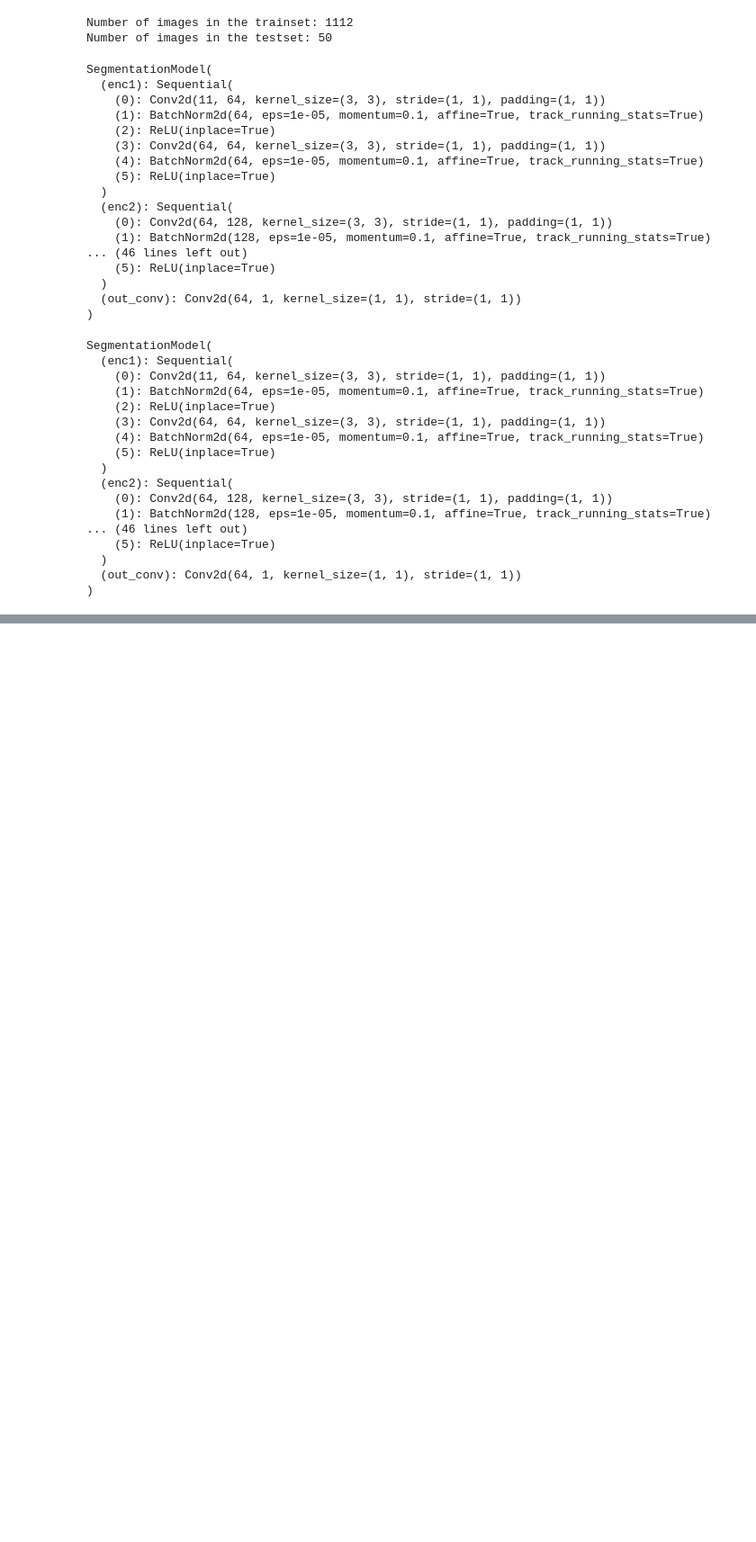
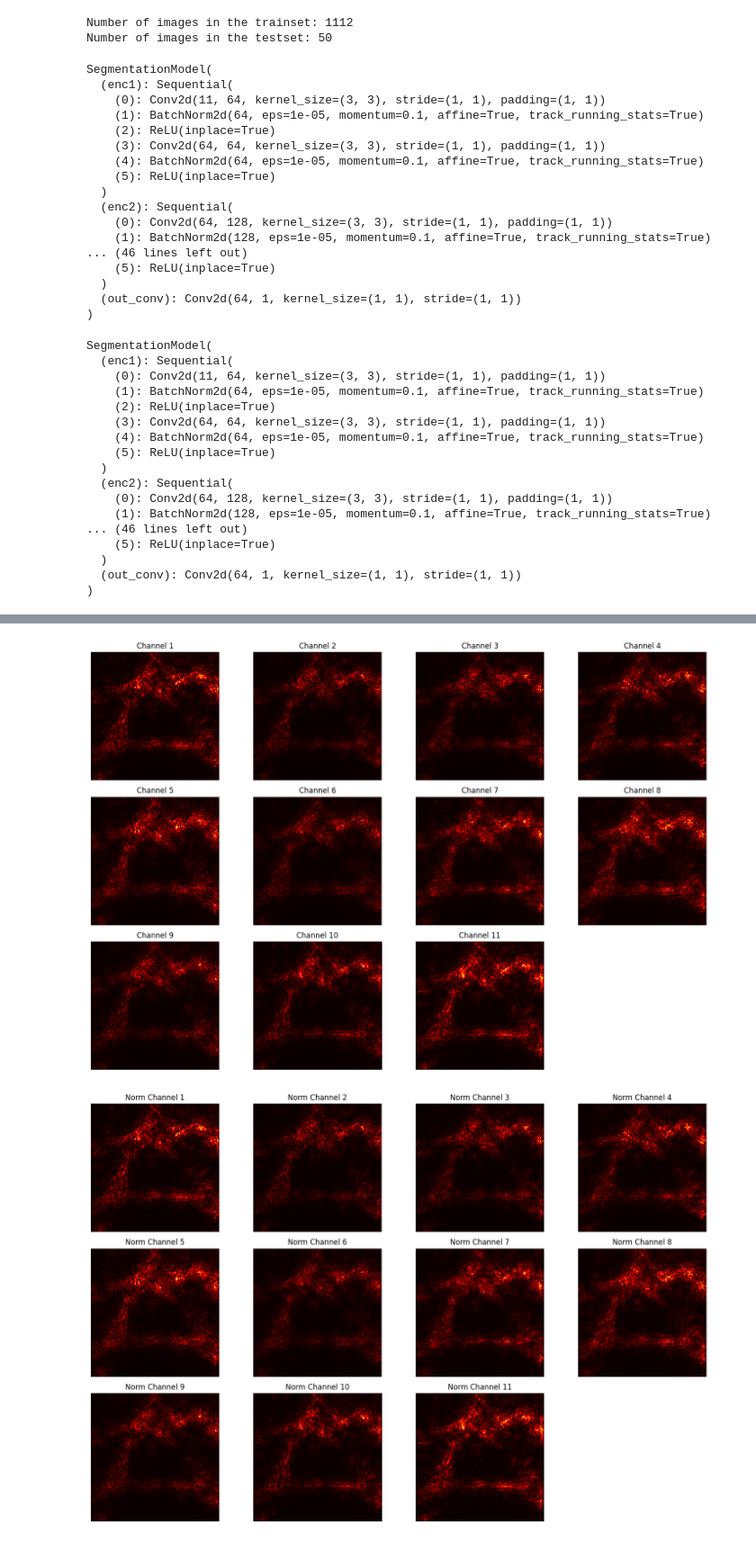
Before and after one commit to aliciags/multiview-seg-dtu, a Jupyter notebook: saliency_maps.ipynb, the cells around one changed output, grey strips where cells are left out. Shown at 90% size. Cells and saved outputs as stored; diff of their text form; code cells hidden in the pictures; blank space fills up the shorter version.

```diff
--- a/saliency_maps.ipynb
+++ b/saliency_maps.ipynb
@@ -172,0 +153,69 @@ plt.show()
+# %%
+# Get saliency maps (absolute gradients of the input)
+saliency = input_tensor.grad.abs().detach().squeeze(0)
+
+min_saliency = 1
+max_saliency = 0
+
+# for i in range(11):
+#     # print(saliency[i])
+
+#     print(saliency[i].min(), saliency[i].max())
+
+
+# Compute global min and max across all channels and pixels
+min_saliency = saliency.min().item()
+max_saliency = saliency.max().item()
+
+print(min_saliency)
+print(max_saliency)
+
+saliency_normalized = np.empty(len(saliency))
+
+# normalization
+saliency_normalized =  (saliency - min_saliency) / (max_saliency - min_saliency)
+
+# for i in range(11):
+#     # print(saliency[i])
+
+#     print(saliency_normalized[i].min(), saliency_normalized[i].max())
+
+# print(saliency[0]  == saliency_normalized[0])
+
+
+# Plot saliency maps for each input channel
+fig, axes = plt.subplots(3, 4, figsize=(15, 10))  # 3 rows, 4 columns (extra space for 11th channel)
+
+for i in range(11):
+    row, col = divmod(i, 4)  # Compute row and column indices
+    ax = axes[row, col]
+    ax.imshow(saliency[i].cpu().numpy(), cmap='hot')
+    ax.axis('off')
+    ax.set_title(f'Channel {i+1}')
+
+
+# Turn off any unused subplots (12th plot in a 3x4 layout)
+if 11 < 12:
+    axes[2, 3].axis('off')
+
+plt.tight_layout()
+plt.show()
+
+# Plot saliency maps for each input channel
+fig, axes = plt.subplots(3, 4, figsize=(15, 10))  # 3 rows, 4 columns (extra space for 11th channel)
+
+for i in range(11):
+    row, col = divmod(i, 4)  # Compute row and column indices
+    ax = axes[row, col]
+    ax.imshow(saliency_normalized[i].cpu().numpy(), cmap='hot')
+    ax.axis('off')
+    ax.set_title(f'Norm Channel {i+1}')
+
+
+# Turn off any unused subplots (12th plot in a 3x4 layout)
+if 11 < 12:
+    axes[2, 3].axis('off')
+
+plt.tight_layout()
+plt.show()
+# %% [output]
@@ -173,3 +239,5 @@ plt.show()
+[figure, added]
+[figure, added]
 # %%
 aggregated_saliency = saliency.sum(dim=0)  # Sum across input channels
 
```
Also changed, not shown: parts of 6 cells of this notebook, 4 other files.
